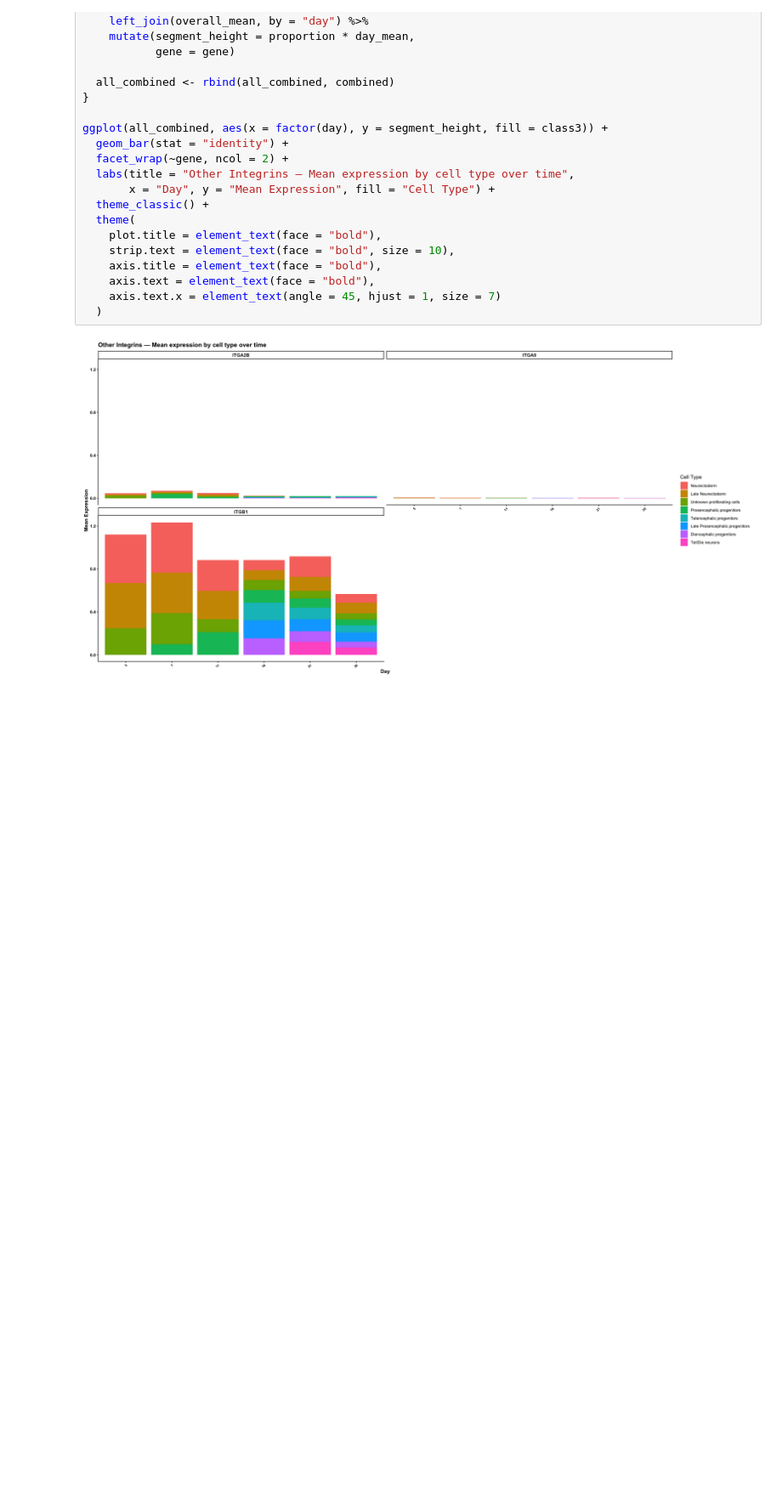
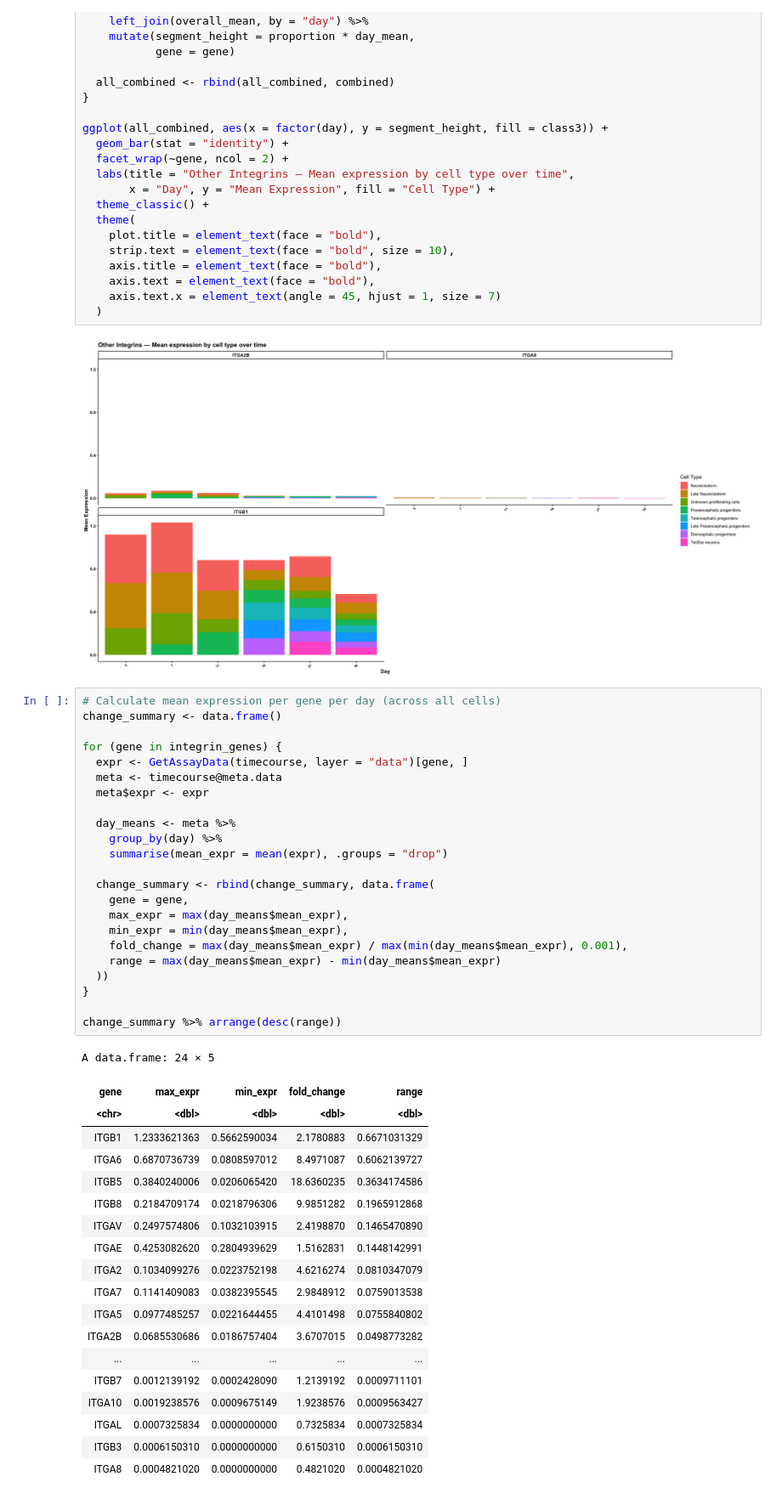
Before and after one commit to nickmahtani/neural-organoid-mechanotransduction, a Jupyter notebook: Morphodynamics paper/notebooks/integrins_with_time.ipynb, the cells around one changed output. Shown at 85% size. Drawn from its saved outputs; the diff is of its cells as text; blank space fills up the shorter version.

Commit message:
completed tracking integrins and began pathway analysis

```diff
--- a/Morphodynamics paper/notebooks/integrins_with_time.ipynb
+++ b/Morphodynamics paper/notebooks/integrins_with_time.ipynb
@@ -789,3 +786,46 @@ ggplot(all_combined, aes(x = factor(day), y = segment_height, fill = class3)) +
   )
 # %% [output]
 [figure]
+# %%
+# Calculate mean expression per gene per day (across all cells)
+change_summary <- data.frame()
+
+for (gene in integrin_genes) {
+  expr <- GetAssayData(timecourse, layer = "data")[gene, ]
+  meta <- timecourse@meta.data
+  meta$expr <- expr
+
+  day_means <- meta %>%
+    group_by(day) %>%
+    summarise(mean_expr = mean(expr), .groups = "drop")
+
+  change_summary <- rbind(change_summary, data.frame(
+    gene = gene,
+    max_expr = max(day_means$mean_expr),
+    min_expr = min(day_means$mean_expr),
+    fold_change = max(day_means$mean_expr) / max(min(day_means$mean_expr), 0.001),
+    range = max(day_means$mean_expr) - min(day_means$mean_expr)
+  ))
+}
+
+change_summary %>% arrange(desc(range))
+# %% [output]
+A data.frame: 24 × 5
+| gene | max_expr | min_expr | fold_change | range |
+| <chr> | <dbl> | <dbl> | <dbl> | <dbl> |
+| ITGB1 | 1.2333621363 | 0.5662590034 | 2.1780883 | 0.6671031329 |
+| ITGA6 | 0.6870736739 | 0.0808597012 | 8.4971087 | 0.6062139727 |
+| ITGB5 | 0.3840240006 | 0.0206065420 | 18.6360235 | 0.3634174586 |
+| ITGB8 | 0.2184709174 | 0.0218796306 | 9.9851282 | 0.1965912868 |
+| ITGAV | 0.2497574806 | 0.1032103915 | 2.4198870 | 0.1465470890 |
+| ITGAE | 0.4253082620 | 0.2804939629 | 1.5162831 | 0.1448142991 |
+| ITGA2 | 0.1034099276 | 0.0223752198 | 4.6216274 | 0.0810347079 |
+| ITGA7 | 0.1141409083 | 0.0382395545 | 2.9848912 | 0.0759013538 |
+| ITGA5 | 0.0977485257 | 0.0221644455 | 4.4101498 | 0.0755840802 |
+| ITGA2B | 0.0685530686 | 0.0186757404 | 3.6707015 | 0.0498773282 |
+| ... | ... | ... | ... | ... |
+| ITGB7 | 0.0012139192 | 0.0002428090 | 1.2139192 | 0.0009711101 |
+| ITGA10 | 0.0019238576 | 0.0009675149 | 1.9238576 | 0.0009563427 |
+| ITGAL | 0.0007325834 | 0.0000000000 | 0.7325834 | 0.0007325834 |
+| ITGB3 | 0.0006150310 | 0.0000000000 | 0.6150310 | 0.0006150310 |
+| ITGA8 | 0.0004821020 | 0.0000000000 | 0.4821020 | 0.0004821020 |
```
Also changed, not shown: parts of 2 cells of this notebook, 1 other file.
